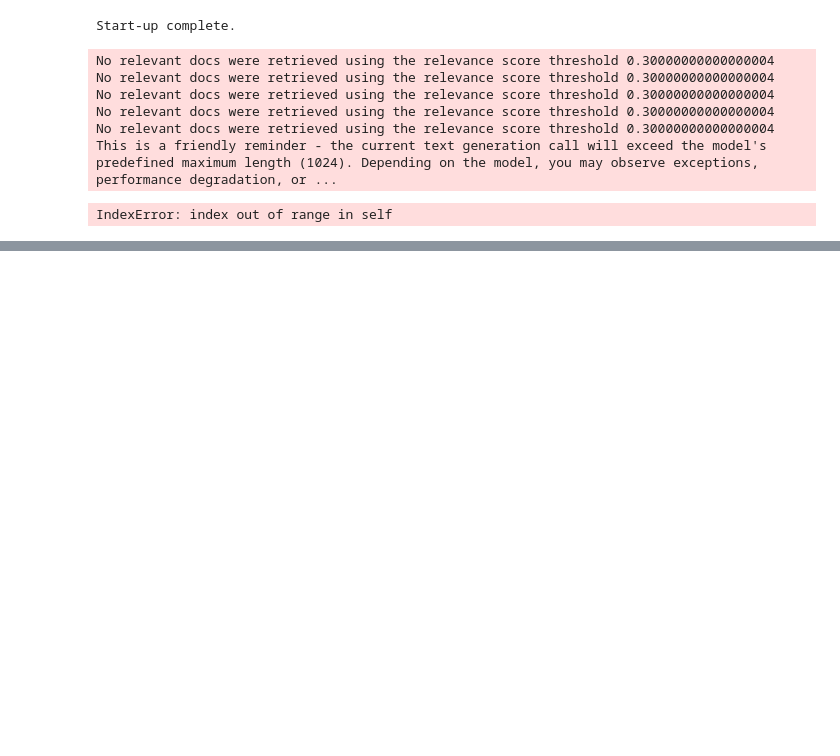
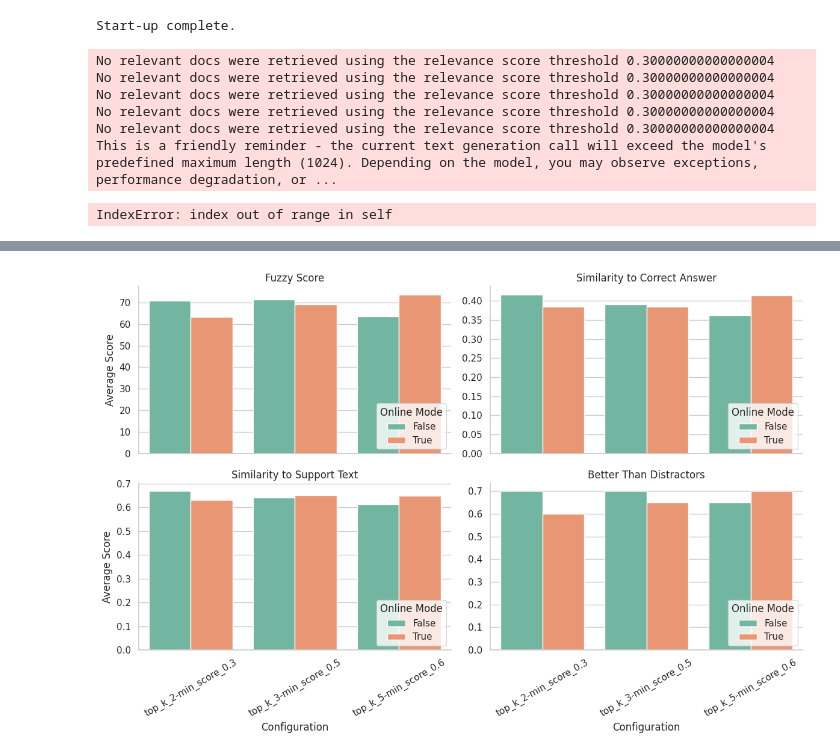
Before and after one commit to UL-FRI-NLP-Course/ul-fri-nlp-course-project-2024-2025-drop-table-teams, a Jupyter notebook: Evaluation.ipynb, the cells around one changed output, grey strips where cells are left out. Saved outputs shown, nothing was run; the diff lists cells and outputs as text; code cells hidden in the pictures; blank space fills up the shorter version.

Commit message:
evaluation results + make plots

```diff
--- a/Evaluation.ipynb
+++ b/Evaluation.ipynb
@@ -223,0 +332,50 @@ results_df
+# %%
+import matplotlib.pyplot as plt
+import seaborn as sns
+
+# Step 1: Melt the original DataFrame
+selected_metrics = [
+    "Fuzzy Score",
+    "Similarity to Correct Answer",
+    "Similarity to Support Text",
+    "Better Than Distractors"
+]
+
+melted_df = summary_df.melt(
+    id_vars=["Configuration", "Online?"],
+    value_vars=selected_metrics,
+    var_name="Metric",
+    value_name="Score"
+)
+
+# Step 2: Create the FacetGrid for separate plots
+g = sns.FacetGrid(
+    melted_df,
+    col="Metric",
+    col_wrap=2,
+    height=4,
+    aspect=1.5,
+    sharey=False
+)
+
+g.map_dataframe(
+    sns.barplot,
+    x="Configuration",
+    y="Score",
+    hue="Online?",
+    palette="Set2",
+    dodge=True
+)
+
+# Step 3: Beautify
+g.set_titles("{col_name}")
+g.set_axis_labels("Configuration", "Average Score")
+for ax in g.axes.flatten():
+    ax.tick_params(axis='x', rotation=30)
+    ax.legend(title="Online Mode")
+    sns.move_legend(ax, "lower right")
+
+plt.tight_layout()
+plt.show()
+# %% [output]
+[figure, added]
```
Also changed, not shown: parts of 8 cells of this notebook, 7 other files.
